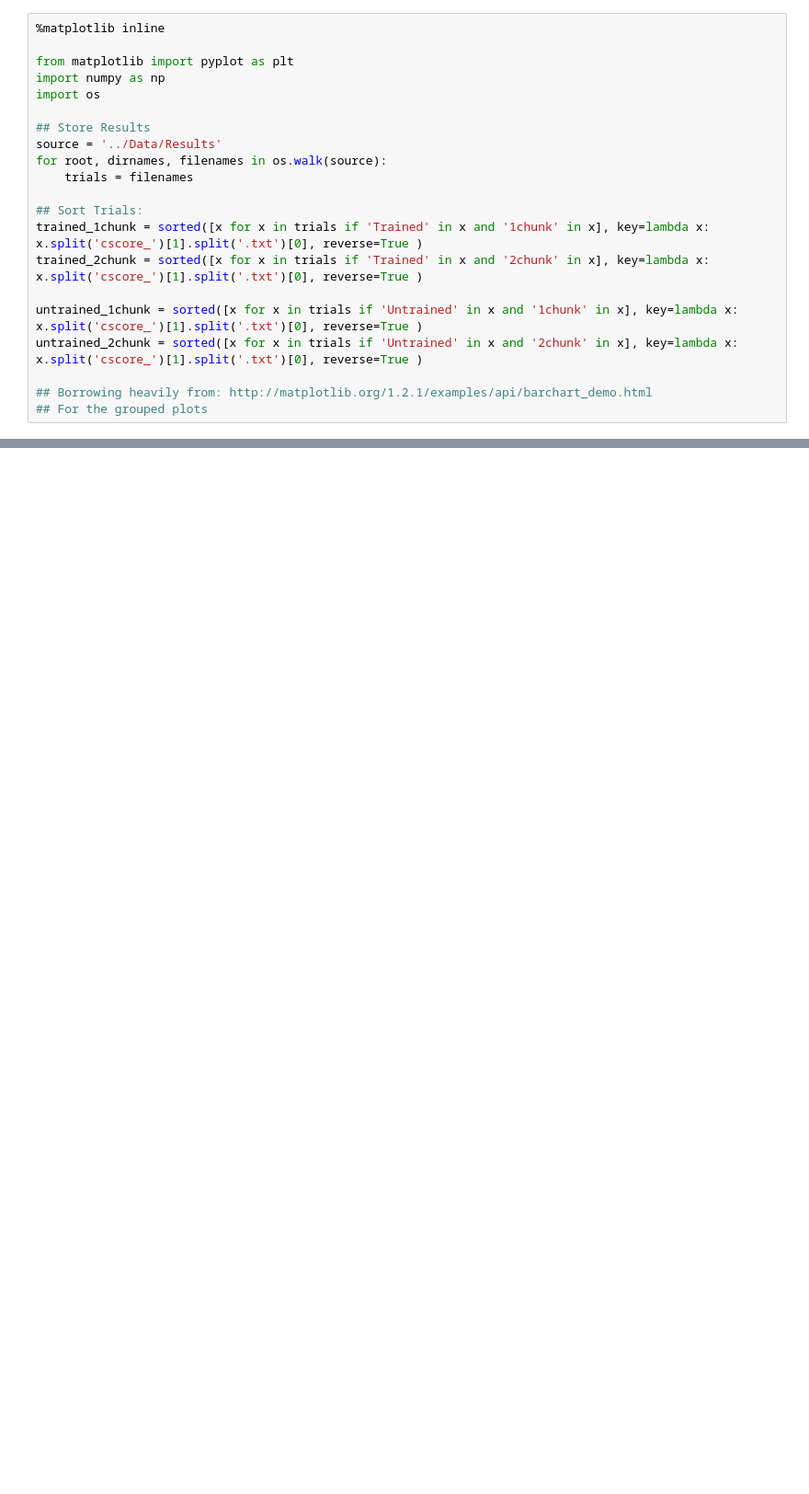
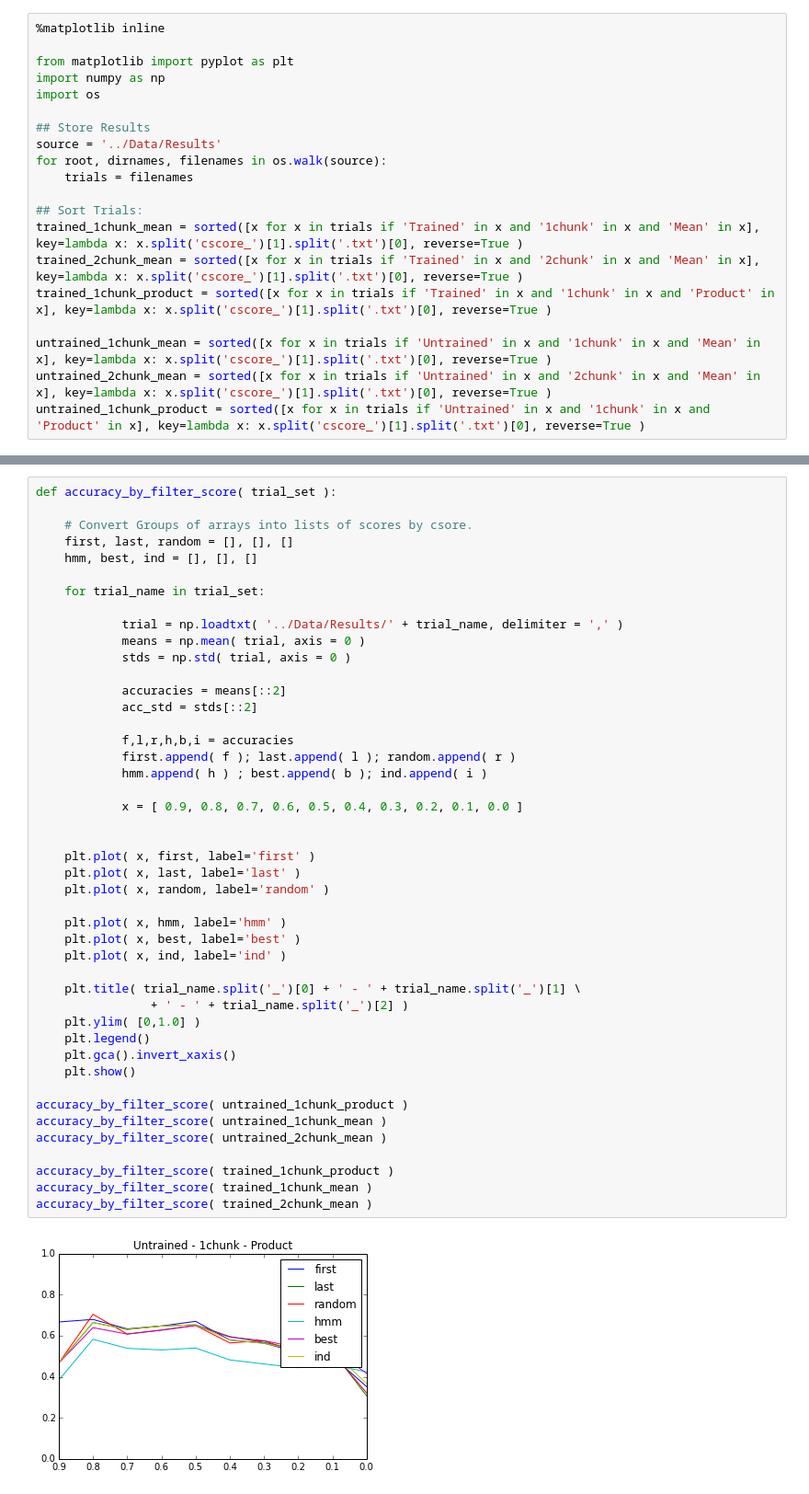
Before and after one commit to jvivian/Helicase-Reread-Project, a Jupyter notebook: Scripts/Results Plotting.ipynb, the cells around one changed output, grey strips where cells are left out. Shown at 92% size. Saved outputs shown, nothing was run; the diff lists cells and outputs as text; blank space fills up the shorter version.

```diff
--- a/Scripts/Results Plotting.ipynb
+++ b/Scripts/Results Plotting.ipynb
@@ -11,11 +11,10 @@ for root, dirnames, filenames in os.walk(source):
     trials = filenames
 
 ## Sort Trials:
-trained_1chunk = sorted([x for x in trials if 'Trained' in x and '1chunk' in x], key=lambda x: x.split('cscore_')[1].split('.txt')[0], reverse=True )
-trained_2chunk = sorted([x for x in trials if 'Trained' in x and '2chunk' in x], key=lambda x: x.split('cscore_')[1].split('.txt')[0], reverse=True )
+trained_1chunk_mean = sorted([x for x in trials if 'Trained' in x and '1chunk' in x and 'Mean' in x], key=lambda x: x.split('cscore_')[1].split('.txt')[0], reverse=True )
+trained_2chunk_mean = sorted([x for x in trials if 'Trained' in x and '2chunk' in x and 'Mean' in x], key=lambda x: x.split('cscore_')[1].split('.txt')[0], reverse=True )
+trained_1chunk_product = sorted([x for x in trials if 'Trained' in x and '1chunk' in x and 'Product' in x], key=lambda x: x.split('cscore_')[1].split('.txt')[0], reverse=True )
 
-untrained_1chunk = sorted([x for x in trials if 'Untrained' in x and '1chunk' in x], key=lambda x: x.split('cscore_')[1].split('.txt')[0], reverse=True )
-untrained_2chunk = sorted([x for x in trials if 'Untrained' in x and '2chunk' in x], key=lambda x: x.split('cscore_')[1].split('.txt')[0], reverse=True )
-
-## Borrowing heavily from: http://matplotlib.org/1.2.1/examples/api/barchart_demo.html
-## For the grouped plots
+untrained_1chunk_mean = sorted([x for x in trials if 'Untrained' in x and '1chunk' in x and 'Mean' in x], key=lambda x: x.split('cscore_')[1].split('.txt')[0], reverse=True )
+untrained_2chunk_mean = sorted([x for x in trials if 'Untrained' in x and '2chunk' in x and 'Mean' in x], key=lambda x: x.split('cscore_')[1].split('.txt')[0], reverse=True )
+untrained_1chunk_product = sorted([x for x in trials if 'Untrained' in x and '1chunk' in x and 'Product' in x], key=lambda x: x.split('cscore_')[1].split('.txt')[0], reverse=True )
@@ -21,0 +23,47 @@ untrained_2chunk = sorted([x for x in trials if 'Untrained' in x and '2chunk' in
+# %%
+def accuracy_by_filter_score( trial_set ):
+
+    # Convert Groups of arrays into lists of scores by csore.
+    first, last, random = [], [], []
+    hmm, best, ind = [], [], []
+
+    for trial_name in trial_set:
+
+            trial = np.loadtxt( '../Data/Results/' + trial_name, delimiter = ',' )
+            means = np.mean( trial, axis = 0 )
+            stds = np.std( trial, axis = 0 )
+
+            accuracies = means[::2]
+            acc_std = stds[::2]
+
+            f,l,r,h,b,i = accuracies
+            first.append( f ); last.append( l ); random.append( r )
+            hmm.append( h ) ; best.append( b ); ind.append( i )
+
+            x = [ 0.9, 0.8, 0.7, 0.6, 0.5, 0.4, 0.3, 0.2, 0.1, 0.0 ]
+
+
+    plt.plot( x, first, label='first' )
+    plt.plot( x, last, label='last' )
+    plt.plot( x, random, label='random' )
+
+    plt.plot( x, hmm, label='hmm' )
+    plt.plot( x, best, label='best' )
+    plt.plot( x, ind, label='ind' )
+
+    plt.title( trial_name.split('_')[0] + ' - ' + trial_name.split('_')[1] \
+                + ' - ' + trial_name.split('_')[2] )
+    plt.ylim( [0,1.0] )
+    plt.legend()
+    plt.gca().invert_xaxis()
+    plt.show()
+
+accuracy_by_filter_score( untrained_1chunk_product )
+accuracy_by_filter_score( untrained_1chunk_mean )
+accuracy_by_filter_score( untrained_2chunk_mean )
+
+accuracy_by_filter_score( trained_1chunk_product )
+accuracy_by_filter_score( trained_1chunk_mean )
+accuracy_by_filter_score( trained_2chunk_mean )
+# %% [output]
+[figure, added]
```
Also changed, not shown: parts of 17 cells of this notebook.
